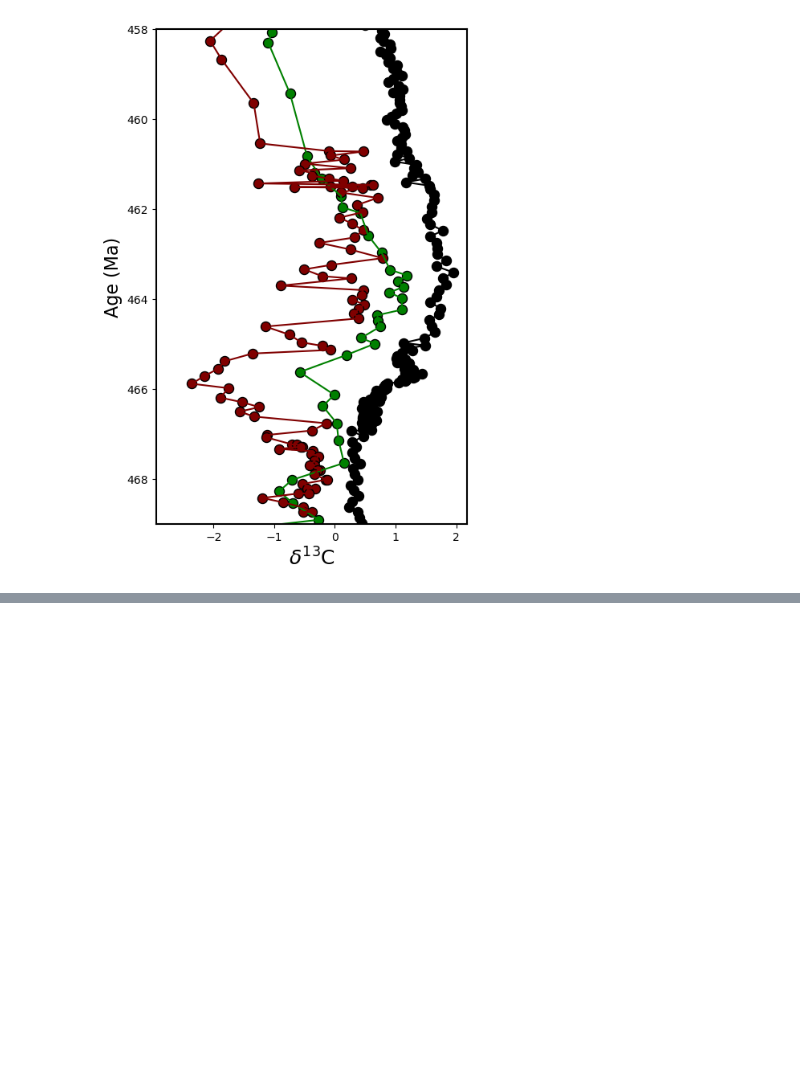
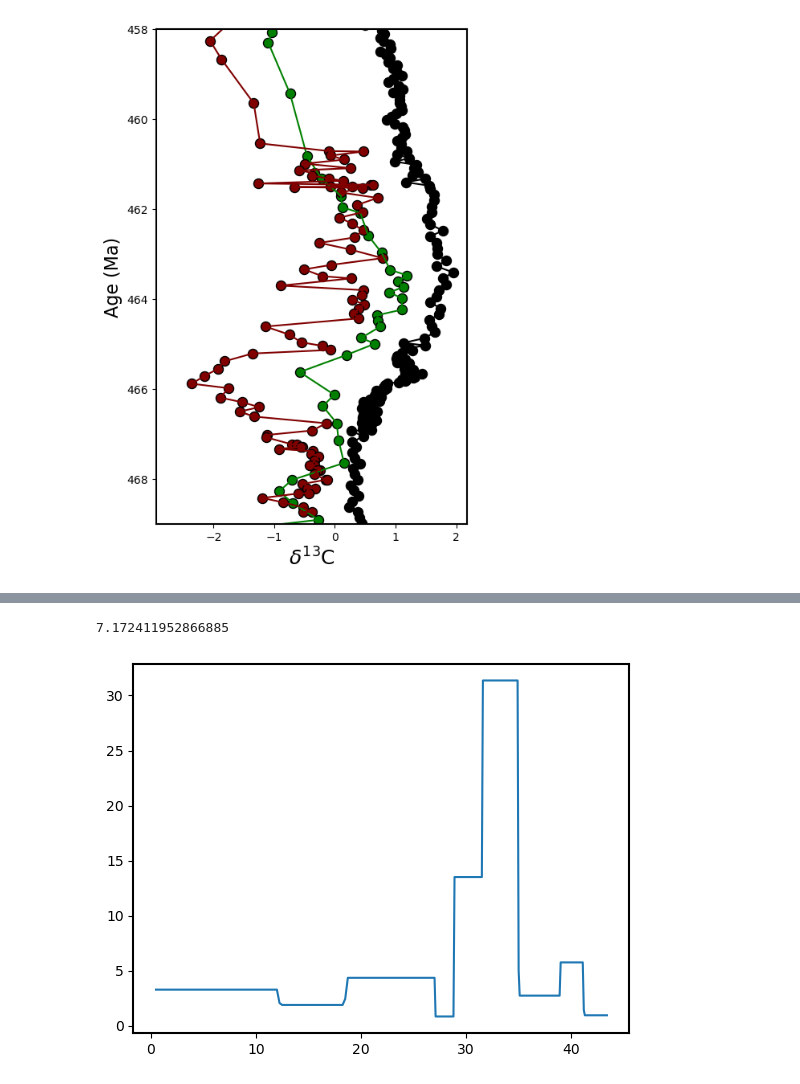
Before and after one commit to datuadiatma/CaOrdovician, a Jupyter notebook: mdice_plot.ipynb, the cells around one changed output, grey strips where cells are left out. Cells and saved outputs as stored; diff of their text form; code cells hidden in the pictures; blank space fills up the shorter version.

```diff
--- a/mdice_plot.ipynb
+++ b/mdice_plot.ipynb
@@ -135,0 +143,7 @@ Text(0.5, 0, '$\\delta^{13}$C')
+# %%
+tk['sedrate'] = tk['Depth'].diff() / tk['age'].diff()
+plt.plot(tk.Depth, tk.sedrate)
+print(np.average(tk.sedrate.dropna()))
+# %% [output]
+7.172411952866885
+[figure, added]
```
Also changed, not shown: parts of 6 cells of this notebook, 4 other files.
